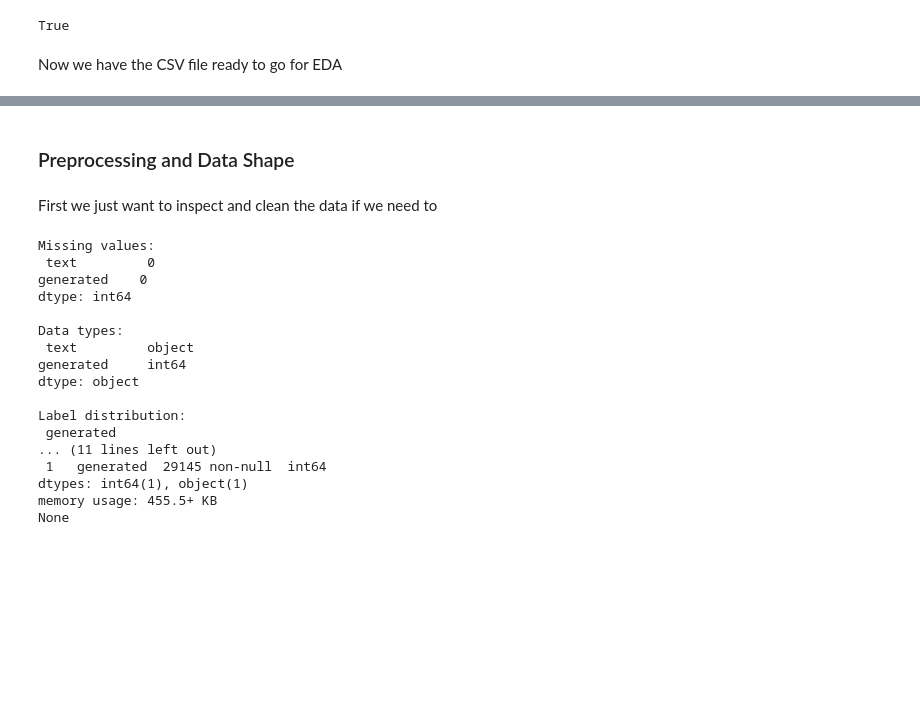
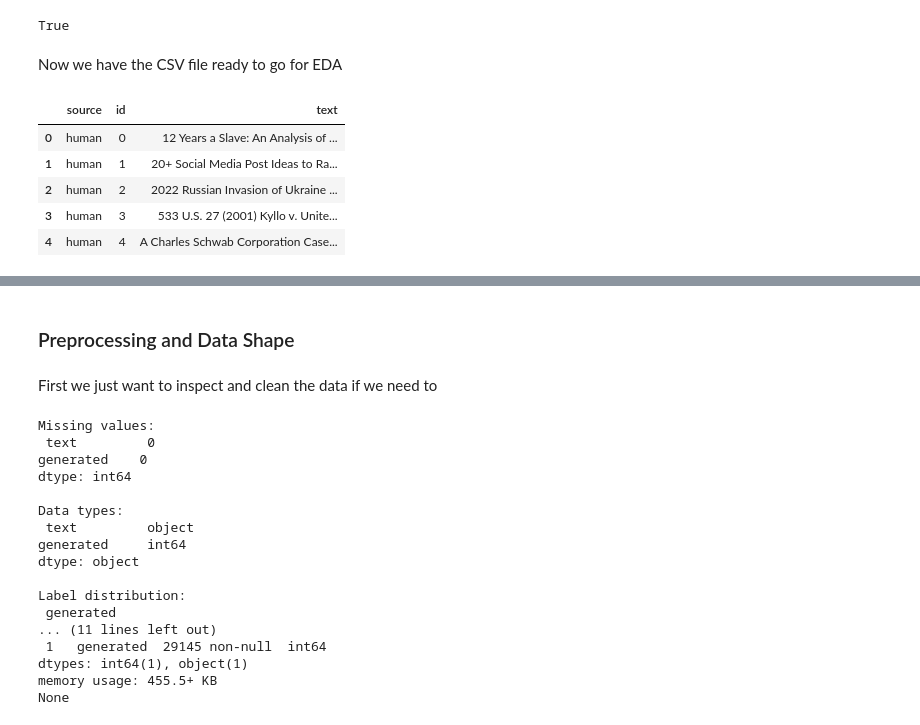
Before and after one commit to ebeckk/ml_text_classifier, a Jupyter notebook: final_project.ipynb, the cells around one changed output, grey strips where cells are left out. Saved outputs shown, nothing was run; the diff lists cells and outputs as text; code cells hidden in the pictures; blank space fills up the shorter version.

```diff
--- a/final_project.ipynb
+++ b/final_project.ipynb
@@ -90,0 +82,16 @@ df = pd.read_csv(filename)
+# %%
+from datasets import load_dataset
+ds = load_dataset("artem9k/ai-text-detection-pile")
+large_df = ds['train'].to_pandas()
+
+
+filename = "Training_Essay_Data.csv"
+df = pd.read_csv(filename)
+df = df.sample(frac=1, random_state=42).reset_index(drop=True)
+# %% [output]
+|  | source | id | text |
+| 0 | human | 0 | 12 Years a Slave: An Analysis of ... |
+| 1 | human | 1 | 20+ Social Media Post Ideas to Ra... |
+| 2 | human | 2 | 2022 Russian Invasion of Ukraine ... |
+| 3 | human | 3 | 533 U.S. 27 (2001) Kyllo v. Unite... |
+| 4 | human | 4 | A Charles Schwab Corporation Case... |
```
Also changed, not shown: parts of 12 cells of this notebook.
